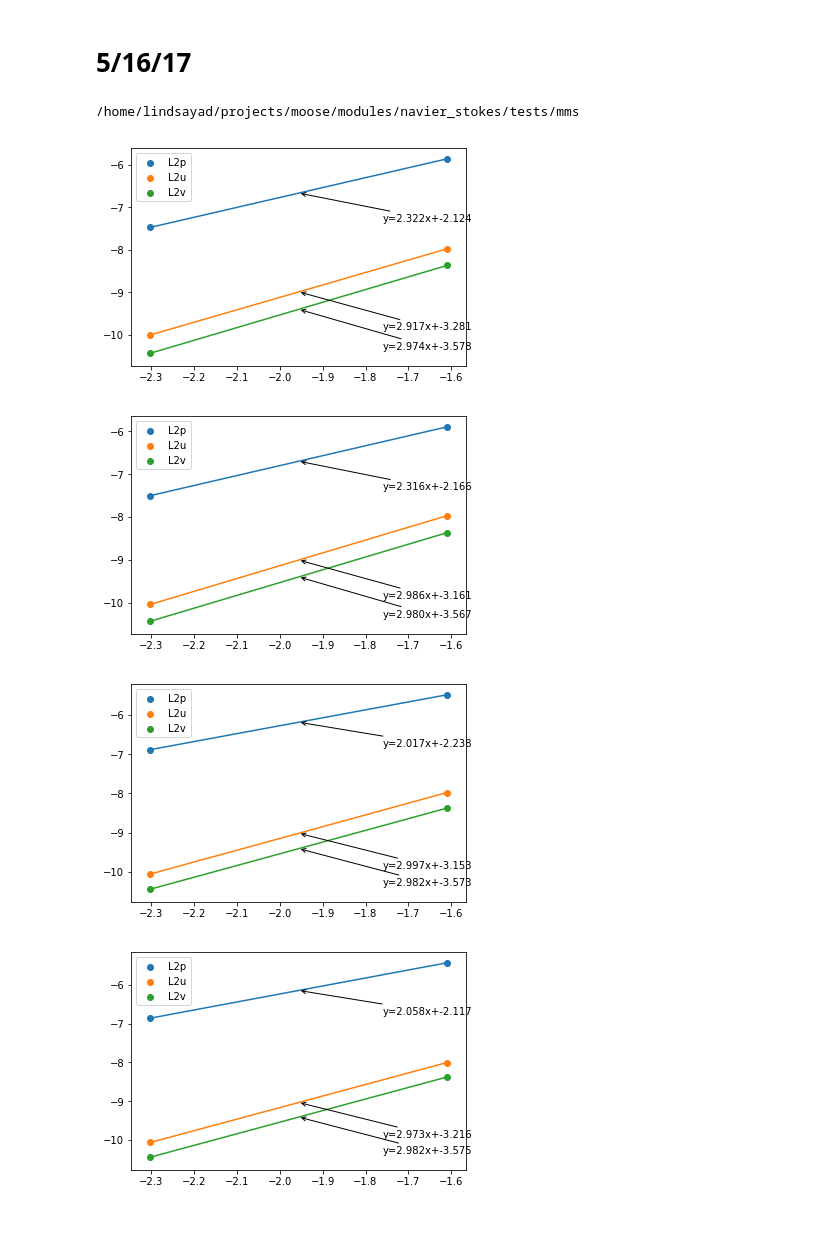
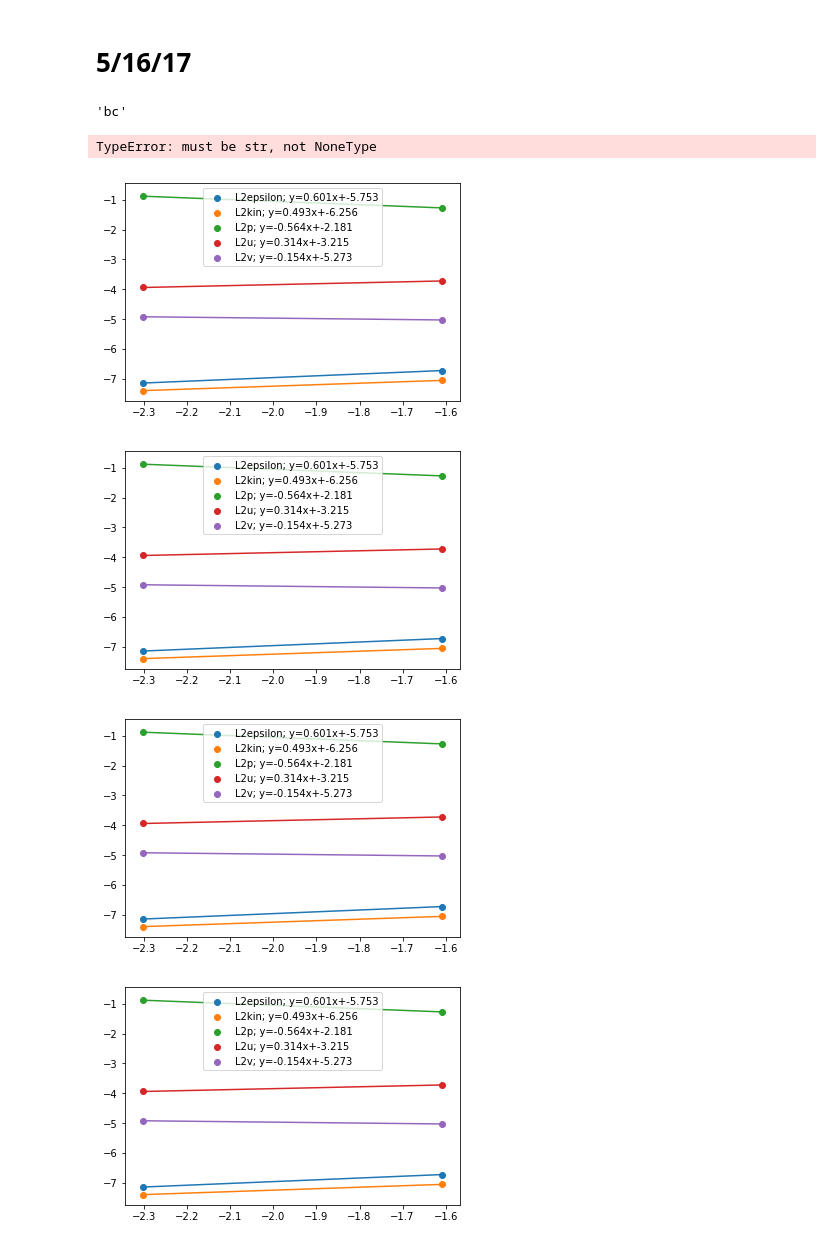
Before and after one commit to JIMMY-KSU/jupyter_notebooks, a Jupyter notebook: moose-notes.ipynb, the cells around one changed output. Drawn from its saved outputs; the diff is of its cells as text; code cells hidden in the pictures.

Commit message:
Finished verification of k-epsilon kernels and bcs.

```diff
--- a/moose-notes.ipynb
+++ b/moose-notes.ipynb
@@ -1459,39 +1459,6 @@ print(needed_func)
 0.14*pi*x*cos(0.2*pi*x*y) + 0.2*sin(0.5*pi*x) + 0.2*sin(pi*y) + 0.35*sin(0.2*pi*x*y) + 0.4*pi*cos(pi*y) + 0.25
 # %% [markdown]
 # 5/16/17
-# %%
-cd ~/projects/moose/modules/navier_stokes/tests/mms
-# %% [output]
-/home/lindsayad/projects/moose/modules/navier_stokes/tests/mms
-# %%
-import numpy as np
-import matplotlib.pyplot as plt
-
-def plot_order_accuracy(boundary, h_array, base):
-    variable_names = {}
-    init_data = np.genfromtxt(str(int(1/h_array[0])) + "_" + str(boundary) + "_" + str(base) + ".csv", \
-                              dtype=float, names=True, delimiter=',')
-    for name in init_data.dtype.names:
-        if name != 'time':
-            variable_names[name] = np.array([])
-            variable_names[name] = np.append(variable_names[name], init_data[name][-1])
-    for h in h_array[1:]:
-        data = np.genfromtxt(str(int(1/h)) + "_" + str(boundary) + str(base) + ".csv", \
-                            dtype=float, names=True, delimiter=',')
-        for name in variable_names:
-            variable_names[name] = np.append(variable_names[name], data[name][-1])
-    for name, data_array in variable_names.items():
-        plt.scatter(np.log(h_array), np.log(data_array), label=name)
-        z = np.polyfit(np.log(h_array), np.log(data_array), 1)
-        p = np.poly1d(z)
-        plt.plot(np.log(h_array), p(np.log(h_array)), '-')
-        equation = "y=%.3fx+%.3f" % (z[0],z[1])
-        plot_point = (np.log(h_array).min() + np.log(h_array).max()) / 2.
-        plt.annotate(equation, xy=(plot_point, p(plot_point)), xytext=(.9 * plot_point, 1.1 * p(plot_point)),
-             arrowprops=dict(arrowstyle='->'))#, connectionstyle='arc3,rad=-0.5'))
-    plt.legend()
-    plt.savefig("/home/lindsayad/Pictures/" + str(boundary) + str(base) + ".eps", format='eps')
-    plt.show()
 # %%
 from moose_calc_routines import *
 from sympy import *
@@ -1532,15 +1505,22 @@ run_many_cases(h_list, source, anti_bounds, base)
+# %%
+a_string = "b"
+a_string += "c"
+a_string
+# %% [output]
+'bc'
+# %%
+"a" + None
+# %% [output]
+TypeError: must be str, not NoneType
 # %%
-from moose_calc_routines import *
+optional_save_string="epsilon_wall_func_natural"
 
-h_array = np.array([.2, .1])
-base = "pure_ins_test_do_nothing_bc"
-
-plot_order_accuracy('left', h_array, base)
-plot_order_accuracy('right', h_array, base)
-plot_order_accuracy('top', h_array, base)
-plot_order_accuracy('bottom', h_array, base)
+plot_order_accuracy('left', h_array, base, optional_save_string=optional_save_string)
+plot_order_accuracy('right', h_array, base, optional_save_string=optional_save_string)
+plot_order_accuracy('top', h_array, base, optional_save_string=optional_save_string)
+plot_order_accuracy('bottom', h_array, base, optional_save_string=optional_save_string)
 # %% [output]
-[figure, old version]
+[figure, new version]
-[figure, old version]
+[figure, new version]
-[figure, old version]
+[figure, new version]
-[figure, old version]
+[figure, new version]
```
Also changed, not shown: parts of 6 cells of this notebook, 2 other files.
